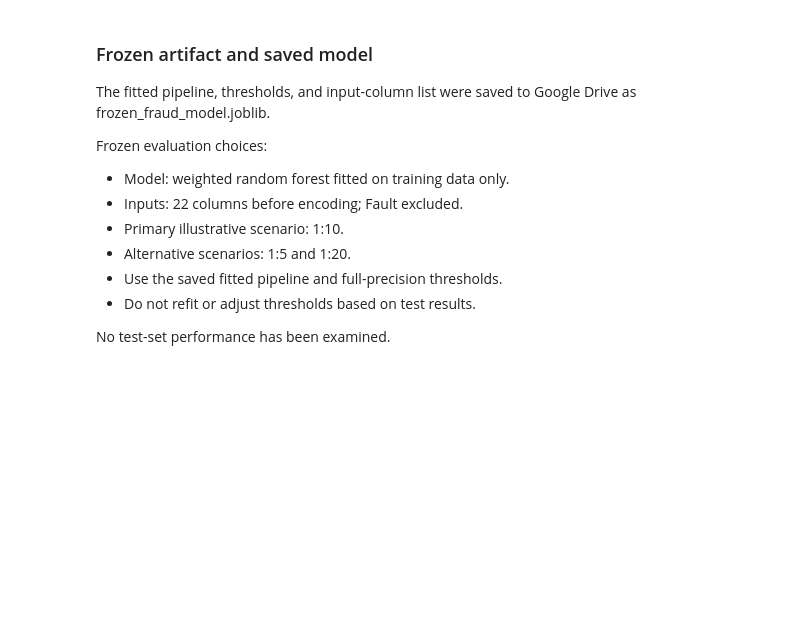
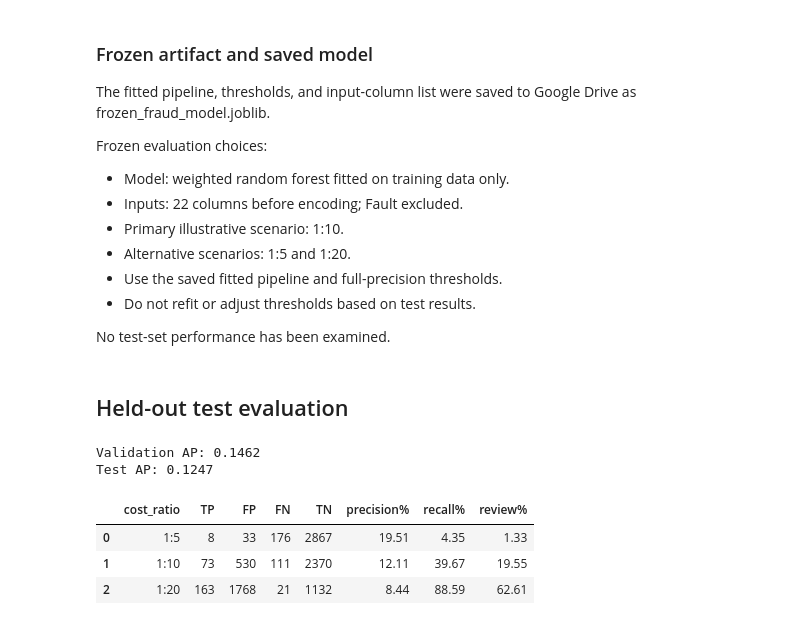
Before and after one commit to WhySoSerious404/trust-safety-analytics, a Jupyter notebook: 01-fraud-detection/fraud_detection.ipynb, the cells around one changed output. Cells and saved outputs as stored; diff of their text form; code cells hidden in the pictures; blank space fills up the shorter version.

```diff
--- a/01-fraud-detection/fraud_detection.ipynb
+++ b/01-fraud-detection/fraud_detection.ipynb
@@ -1575,3 +1575,61 @@ Frozen evaluation choices:
 - Do not refit or adjust thresholds based on test results.
 
 No test-set performance has been examined.
+# %% [markdown]
+## Held-out test evaluation
+# %%
+
+from sklearn.metrics import average_precision_score
+
+frozen_bundle = joblib.load(
+    "/content/drive/MyDrive/Project: trust-safety/"
+    "frozen_fraud_model.joblib"
+)
+
+frozen_model = frozen_bundle["pipeline"]
+
+assert X_test.columns.tolist() == frozen_bundle["feature_columns"]
+
+test_scores = frozen_model.predict_proba(X_test)[:, 1]
+
+test_ap = average_precision_score(y_test, test_scores)
+
+print(f"Validation AP: {frozen_bundle['validation_ap']:.4f}")
+print(f"Test AP: {test_ap:.4f}")
+# %% [output]
+Validation AP: 0.1462
+Test AP: 0.1247
+# %%
+from sklearn.metrics import confusion_matrix
+
+test_rows = []
+
+for ratio, threshold in frozen_bundle["thresholds"].items():
+    flagged = test_scores >= threshold
+
+    tn, fp, fn, tp = confusion_matrix(
+        y_test,
+        flagged,
+        labels=[0, 1]
+    ).ravel()
+
+    test_rows.append({
+        "cost_ratio": ratio,
+        "TP": tp,
+        "FP": fp,
+        "FN": fn,
+        "TN": tn,
+        "precision%": 100 * tp / (tp + fp)
+                      if (tp + fp) > 0 else np.nan,
+        "recall%": 100 * tp / (tp + fn),
+        "review%": 100 * flagged.mean()
+    })
+
+test_results = pd.DataFrame(test_rows)
+
+test_results.round(2)
+# %% [output]
+|  | cost_ratio | TP | FP | FN | TN | precision% | recall% | review% |
+| 0 | 1:5 | 8 | 33 | 176 | 2867 | 19.51 | 4.35 | 1.33 |
+| 1 | 1:10 | 73 | 530 | 111 | 2370 | 12.11 | 39.67 | 19.55 |
+| 2 | 1:20 | 163 | 1768 | 21 | 1132 | 8.44 | 88.59 | 62.61 |
```
Also changed, not shown: parts of 2 cells of this notebook.
